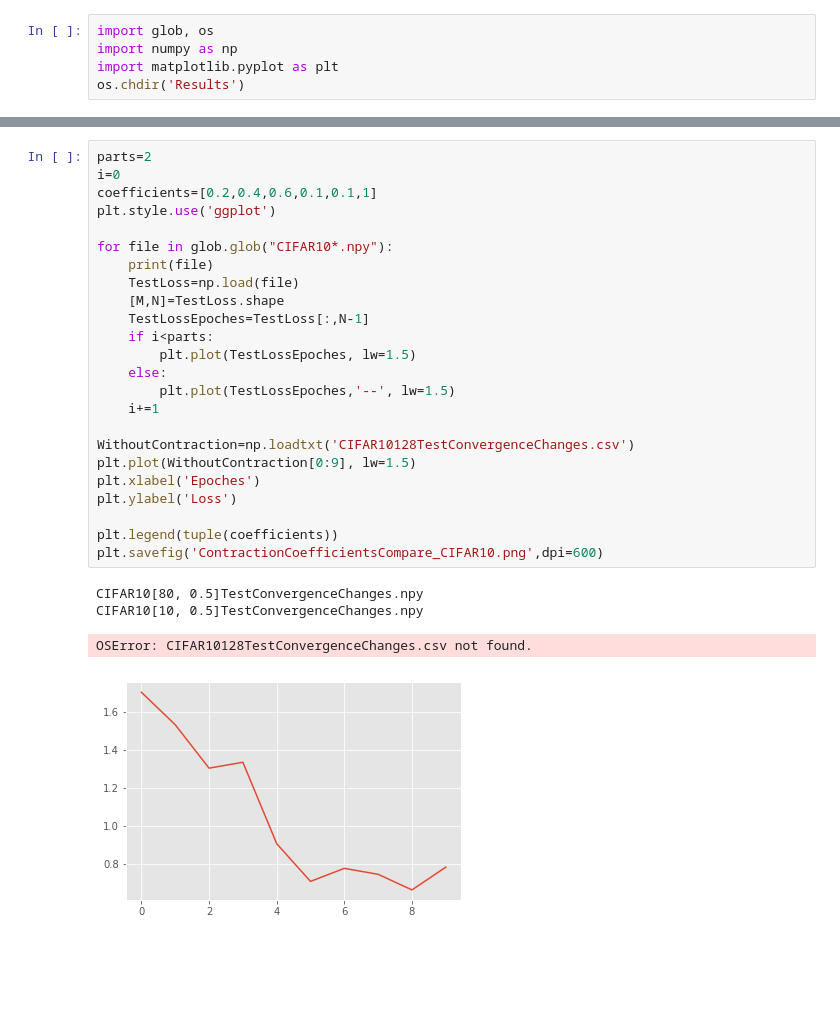
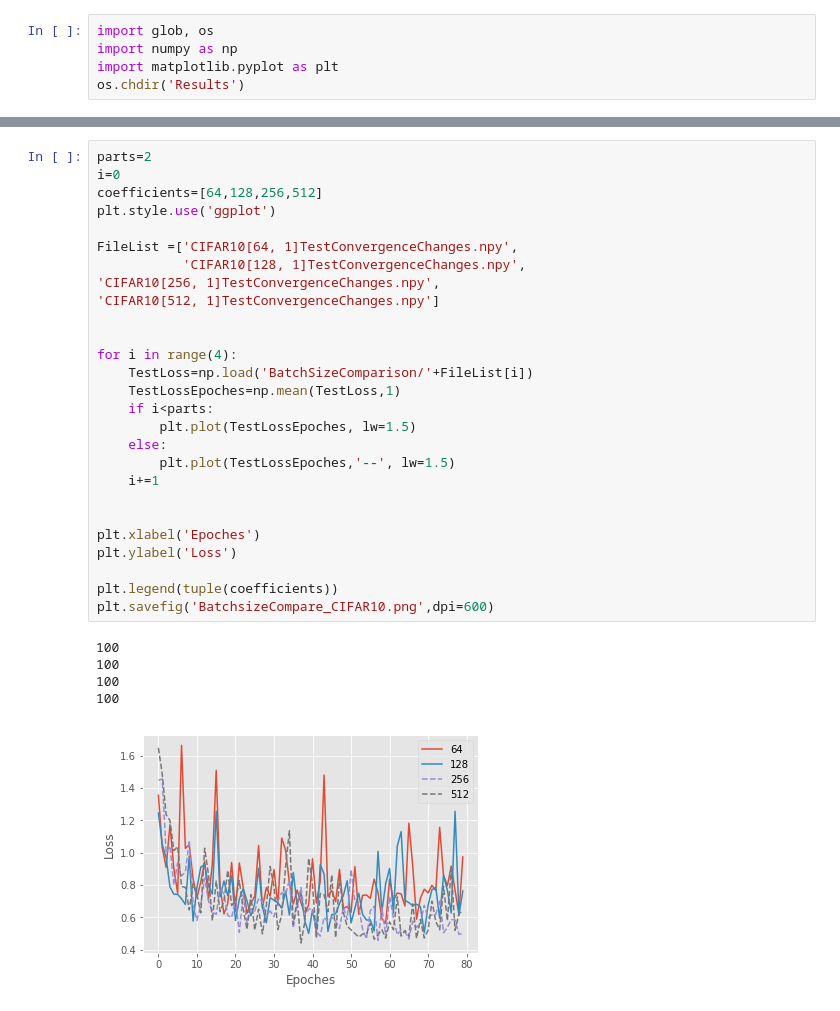
Before and after one commit to ggzhang0071/L-DNQ, a Jupyter notebook: PlotContractionCoefficientsCompare.ipynb, the cells around one changed output, grey strips where cells are left out. Cells and saved outputs as stored; diff of their text form; blank space fills up the shorter version.

Commit message:
Batch size compare changes OK

```diff
--- a/PlotContractionCoefficientsCompare.ipynb
+++ b/PlotContractionCoefficientsCompare.ipynb
@@ -6,29 +33,33 @@ os.chdir('Results')
 # %%
 parts=2
 i=0
-coefficients=[0.2,0.4,0.6,0.1,0.1,1]
+coefficients=[64,128,256,512]
 plt.style.use('ggplot')
 
-for file in glob.glob("CIFAR10*.npy"):
-    print(file)
-    TestLoss=np.load(file)
-    [M,N]=TestLoss.shape
-    TestLossEpoches=TestLoss[:,N-1]
+FileList =['CIFAR10[64, 1]TestConvergenceChanges.npy',
+           'CIFAR10[128, 1]TestConvergenceChanges.npy',
+'CIFAR10[256, 1]TestConvergenceChanges.npy',
+'CIFAR10[512, 1]TestConvergenceChanges.npy']
+
+
+for i in range(4):
+    TestLoss=np.load('BatchSizeComparison/'+FileList[i])
+    TestLossEpoches=np.mean(TestLoss,1)
     if i<parts:
         plt.plot(TestLossEpoches, lw=1.5)
     else:
         plt.plot(TestLossEpoches,'--', lw=1.5)
     i+=1
 
-WithoutContraction=np.loadtxt('CIFAR10128TestConvergenceChanges.csv')
-plt.plot(WithoutContraction[0:9], lw=1.5)
+
 plt.xlabel('Epoches')
 plt.ylabel('Loss')
 
 plt.legend(tuple(coefficients))
-plt.savefig('ContractionCoefficientsCompare_CIFAR10.png',dpi=600)
+plt.savefig('BatchsizeCompare_CIFAR10.png',dpi=600)
 # %% [output]
-CIFAR10[80, 0.5]TestConvergenceChanges.npy
-CIFAR10[10, 0.5]TestConvergenceChanges.npy
+100
+100
+100
+100
-OSError: CIFAR10128TestConvergenceChanges.csv not found.
-[figure, old version]
+[figure, new version]
```
Also changed, not shown: parts of 2 cells of this notebook, 37 other files.
